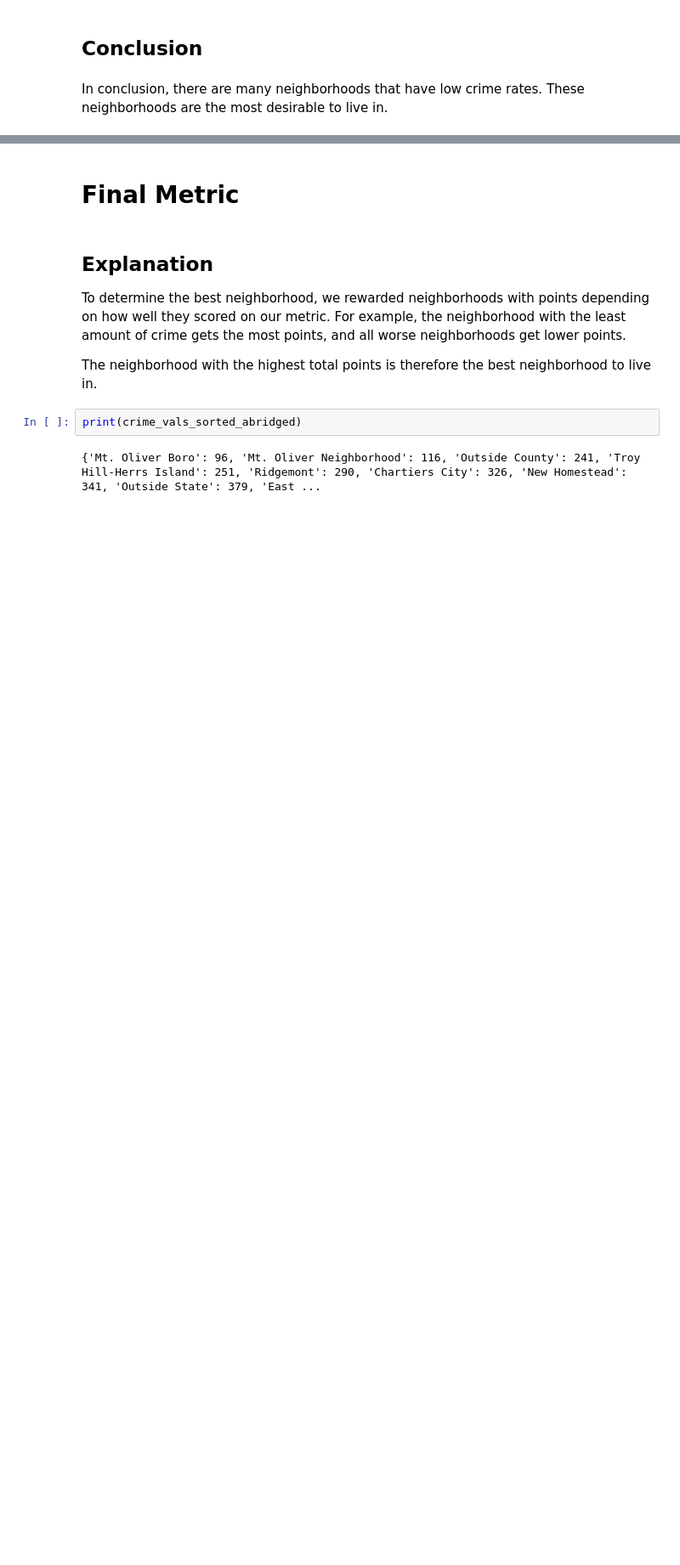
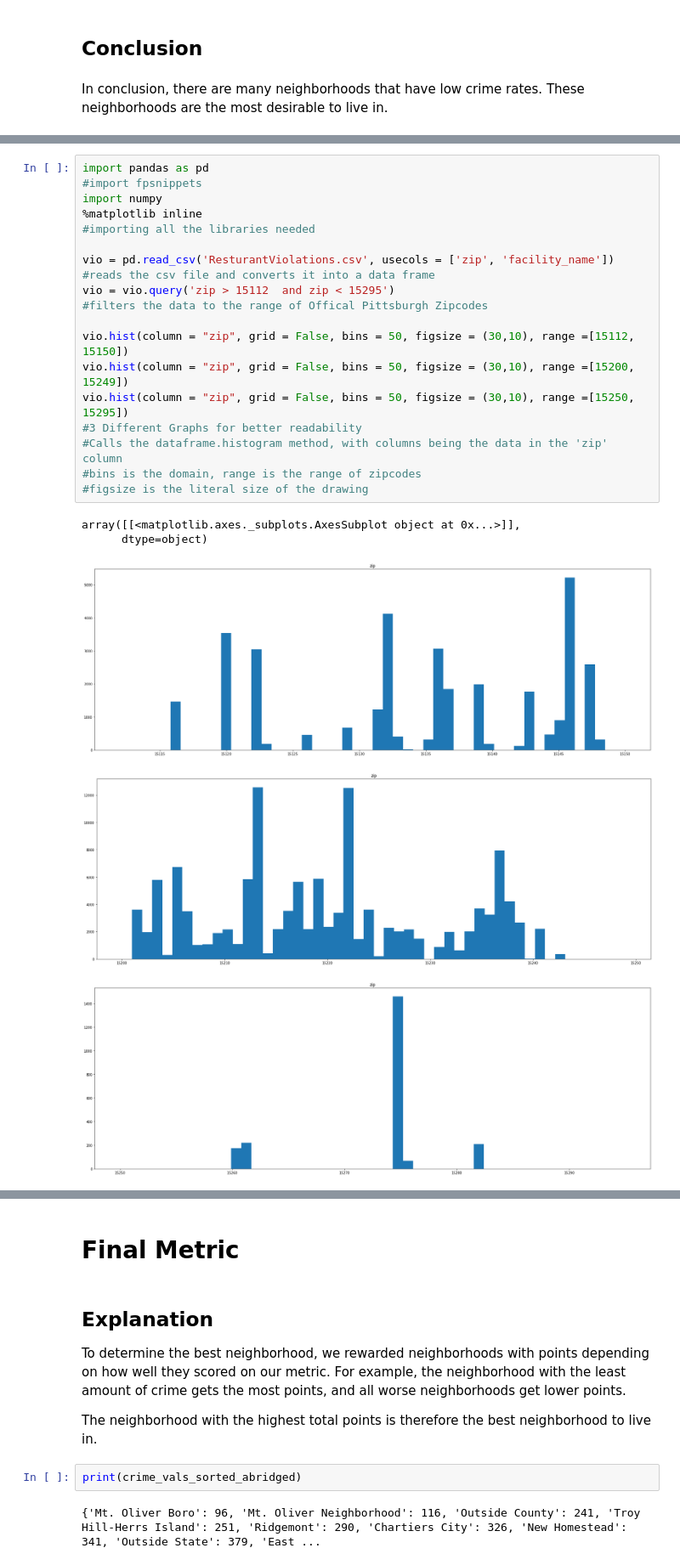
Before and after one commit to nosra/BigIdeasFinalProject, a Jupyter notebook: Final-Report.ipynb, the cells around one changed output, grey strips where cells are left out. Shown at 85% size. Drawn from its saved outputs; the diff is of its cells as text; blank space fills up the shorter version.

```diff
--- a/Final-Report.ipynb
+++ b/Final-Report.ipynb
@@ -62,0 +71,25 @@ In conclusion, there are many neighborhoods that have low crime rates. These nei
+# %%
+import pandas as pd
+#import fpsnippets
+import numpy
+%matplotlib inline
+#importing all the libraries needed
+
+vio = pd.read_csv('ResturantViolations.csv', usecols = ['zip', 'facility_name'])
+#reads the csv file and converts it into a data frame
+vio = vio.query('zip > 15112  and zip < 15295')
+#filters the data to the range of Offical Pittsburgh Zipcodes
+
+vio.hist(column = "zip", grid = False, bins = 50, figsize = (30,10), range =[15112, 15150])
+vio.hist(column = "zip", grid = False, bins = 50, figsize = (30,10), range =[15200, 15249])
+vio.hist(column = "zip", grid = False, bins = 50, figsize = (30,10), range =[15250, 15295])
+#3 Different Graphs for better readability
+#Calls the dataframe.histogram method, with columns being the data in the 'zip' column
+#bins is the domain, range is the range of zipcodes
+#figsize is the literal size of the drawing
+# %% [output]
+array([[<matplotlib.axes._subplots.AxesSubplot object at 0x...>]],
+      dtype=object)
+[figure, added]
+[figure, added]
+[figure, added]
```
Also changed, not shown: parts of 11 cells of this notebook, 1 other file.
